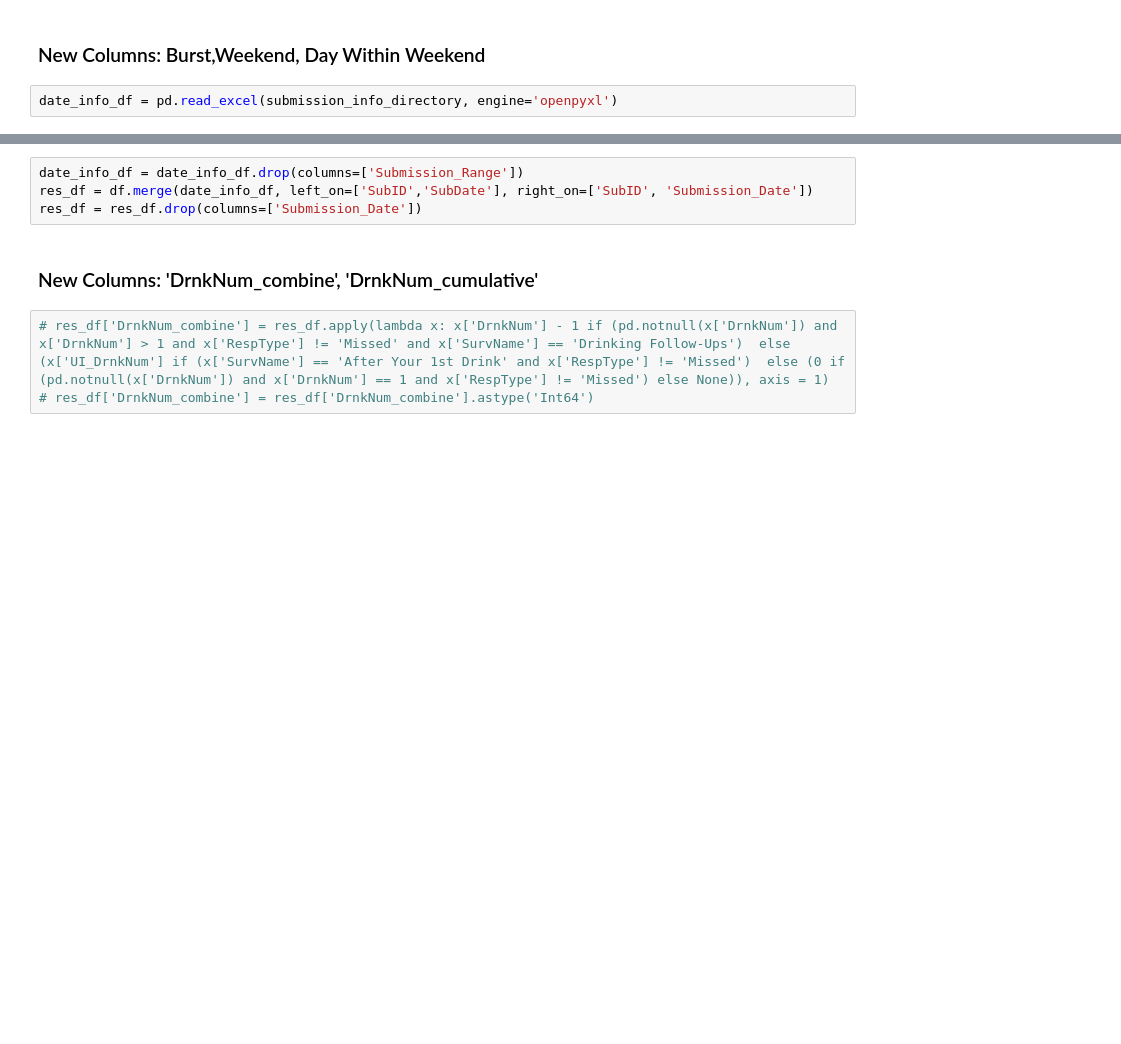
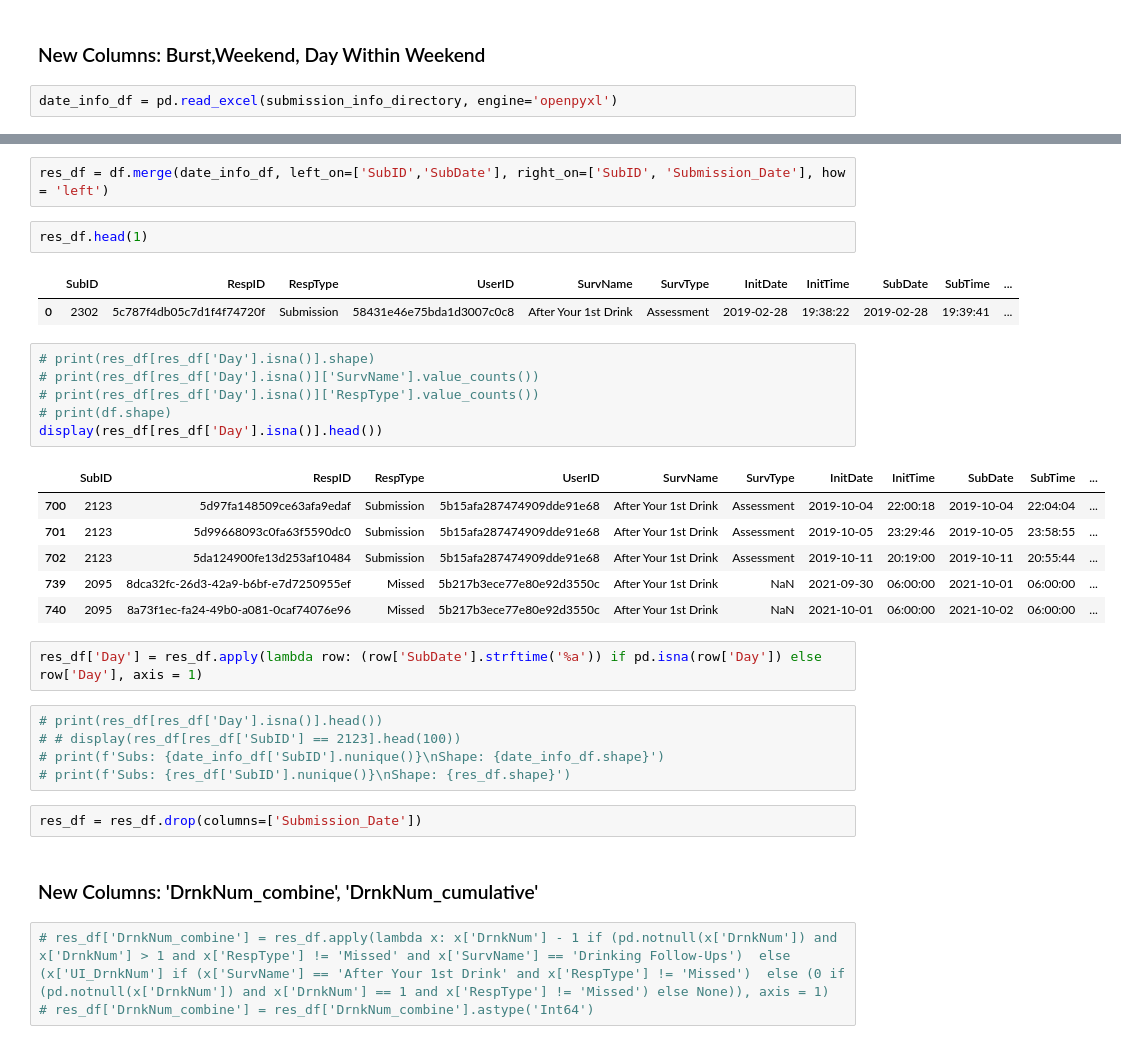
Before and after one commit to saurav-y/Behavior-Alcohol-Responses, a Jupyter notebook: Alcohol_Responses/ema_2.ipynb, the cells around one changed output, grey strips where cells are left out. Cells and saved outputs as stored; diff of their text form; blank space fills up the shorter version.

```diff
--- a/Alcohol_Responses/ema_2.ipynb
+++ b/Alcohol_Responses/ema_2.ipynb
@@ -160,8 +161,33 @@ date_info_df['Submission_Date'] = date_info_df['Submission_Date'].astype('dateti
 # date_info_df = date_info_df.drop(columns=['Submission_Range', 'Submission_Date']).reset_index(drop=True)
 # %%
-date_info_df = date_info_df.drop(columns=['Submission_Range'])
-res_df = df.merge(date_info_df, left_on=['SubID','SubDate'], right_on=['SubID', 'Submission_Date'])
-res_df = res_df.drop(columns=['Submission_Date'])
+res_df = df.merge(date_info_df, left_on=['SubID','SubDate'], right_on=['SubID', 'Submission_Date'], how = 'left')
+# %%
+res_df.head(1)
+# %% [output]
+|  | SubID | RespID | RespType | UserID | SurvName | SurvType | InitDate | InitTime | SubDate | SubTime | ... |
+| 0 | 2302 | 5c787f4db05c7d1f4f74720f | Submission | 58431e46e75bda1d3007c0c8 | After Your 1st Drink | Assessment | 2019-02-28 | 19:38:22 | 2019-02-28 | 19:39:41 | ... |
+# %%
+# print(res_df[res_df['Day'].isna()].shape)
+# print(res_df[res_df['Day'].isna()]['SurvName'].value_counts())
+# print(res_df[res_df['Day'].isna()]['RespType'].value_counts())
+# print(df.shape)
+display(res_df[res_df['Day'].isna()].head())
+# %% [output]
+|  | SubID | RespID | RespType | UserID | SurvName | SurvType | InitDate | InitTime | SubDate | SubTime | ... |
+| 700 | 2123 | 5d97fa148509ce63afa9edaf | Submission | 5b15afa287474909dde91e68 | After Your 1st Drink | Assessment | 2019-10-04 | 22:00:18 | 2019-10-04 | 22:04:04 | ... |
+| 701 | 2123 | 5d99668093c0fa63f5590dc0 | Submission | 5b15afa287474909dde91e68 | After Your 1st Drink | Assessment | 2019-10-05 | 23:29:46 | 2019-10-05 | 23:58:55 | ... |
+| 702 | 2123 | 5da124900fe13d253af10484 | Submission | 5b15afa287474909dde91e68 | After Your 1st Drink | Assessment | 2019-10-11 | 20:19:00 | 2019-10-11 | 20:55:44 | ... |
+| 739 | 2095 | 8dca32fc-26d3-42a9-b6bf-e7d7250955ef | Missed | 5b217b3ece77e80e92d3550c | After Your 1st Drink | NaN | 2021-09-30 | 06:00:00 | 2021-10-01 | 06:00:00 | ... |
+| 740 | 2095 | 8a73f1ec-fa24-49b0-a081-0caf74076e96 | Missed | 5b217b3ece77e80e92d3550c | After Your 1st Drink | NaN | 2021-10-01 | 06:00:00 | 2021-10-02 | 06:00:00 | ... |
+# %%
+res_df['Day'] = res_df.apply(lambda row: (row['SubDate'].strftime('%a')) if pd.isna(row['Day']) else row['Day'], axis = 1)
+# %%
+# print(res_df[res_df['Day'].isna()].head())
+# # display(res_df[res_df['SubID'] == 2123].head(100))
+# print(f'Subs: {date_info_df['SubID'].nunique()}\nShape: {date_info_df.shape}')
+# print(f'Subs: {res_df['SubID'].nunique()}\nShape: {res_df.shape}')
+# %%
+res_df = res_df.drop(columns=['Submission_Date'])
 # %% [markdown]
 ### New Columns: 'DrnkNum_combine', 'DrnkNum_cumulative'
 # %%
```
Also changed, not shown: parts of 2 cells of this notebook, 4 other files.
